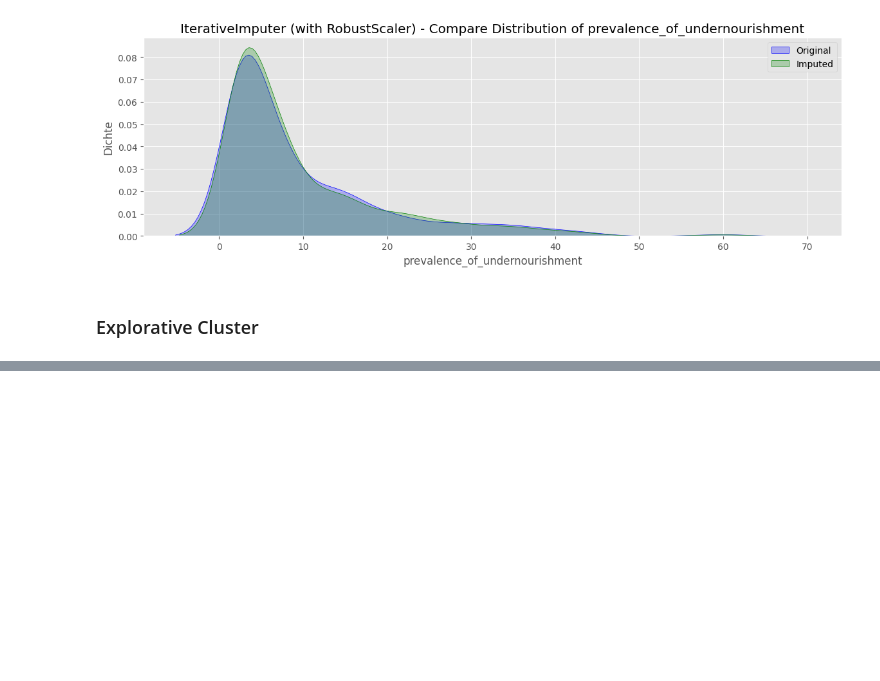
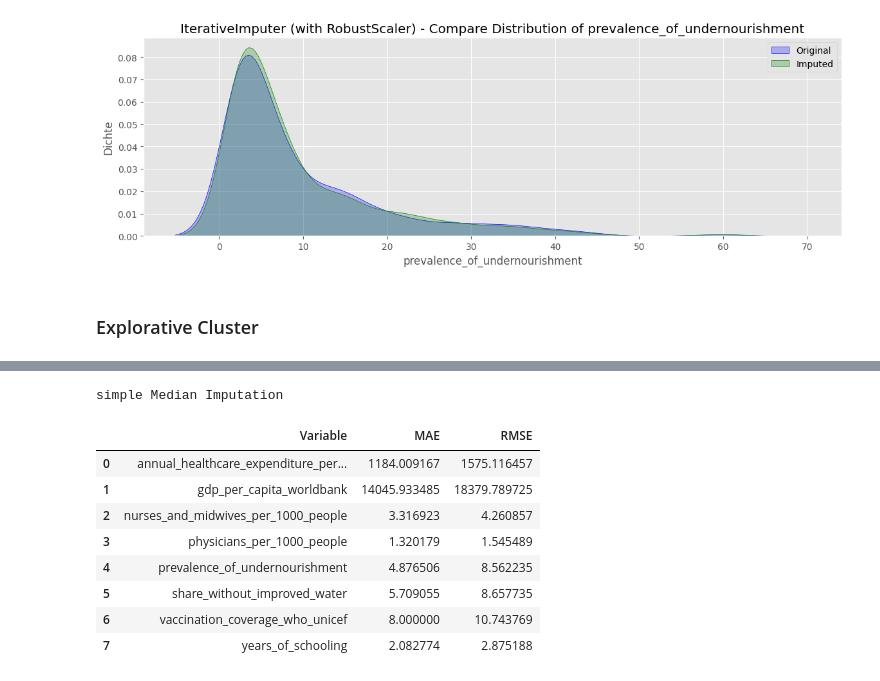
Before and after one commit to HamzahFayad/master_thesis_child_mortality, a Jupyter notebook: 01_notebooks/2_data_preprocessing.ipynb, the cells around one changed output, grey strips where cells are left out. Cells and saved outputs as stored; diff of their text form; code cells hidden in the pictures; blank space fills up the shorter version.

```diff
--- a/01_notebooks/2_data_preprocessing.ipynb
+++ b/01_notebooks/2_data_preprocessing.ipynb
@@ -433,0 +485,4 @@ plt.show()
+# %%
+# 2) Median Imputation
+sim_df_imp_median = sim_df_temp.copy()
+sim_df_imp_median = sim_df_imp_median.fillna(sim_df_imp_median.median())
@@ -433,0 +540,13 @@ plt.show()
+# %%
+compare_metrics(sim_df_imp_median, "simple Median Imputation")
+# %% [output]
+simple Median Imputation
+|  | Variable | MAE | RMSE |
+| 0 | annual_healthcare_expenditure_per... | 1184.009167 | 1575.116457 |
+| 1 | gdp_per_capita_worldbank | 14045.933485 | 18379.789725 |
+| 2 | nurses_and_midwives_per_1000_people | 3.316923 | 4.260857 |
+| 3 | physicians_per_1000_people | 1.320179 | 1.545489 |
+| 4 | prevalence_of_undernourishment | 4.876506 | 8.562235 |
+| 5 | share_without_improved_water | 5.709055 | 8.657735 |
+| 6 | vaccination_coverage_who_unicef | 8.000000 | 10.743769 |
+| 7 | years_of_schooling | 2.082774 | 2.875188 |
```
Also changed, not shown: parts of 21 cells of this notebook, 1 other file.
